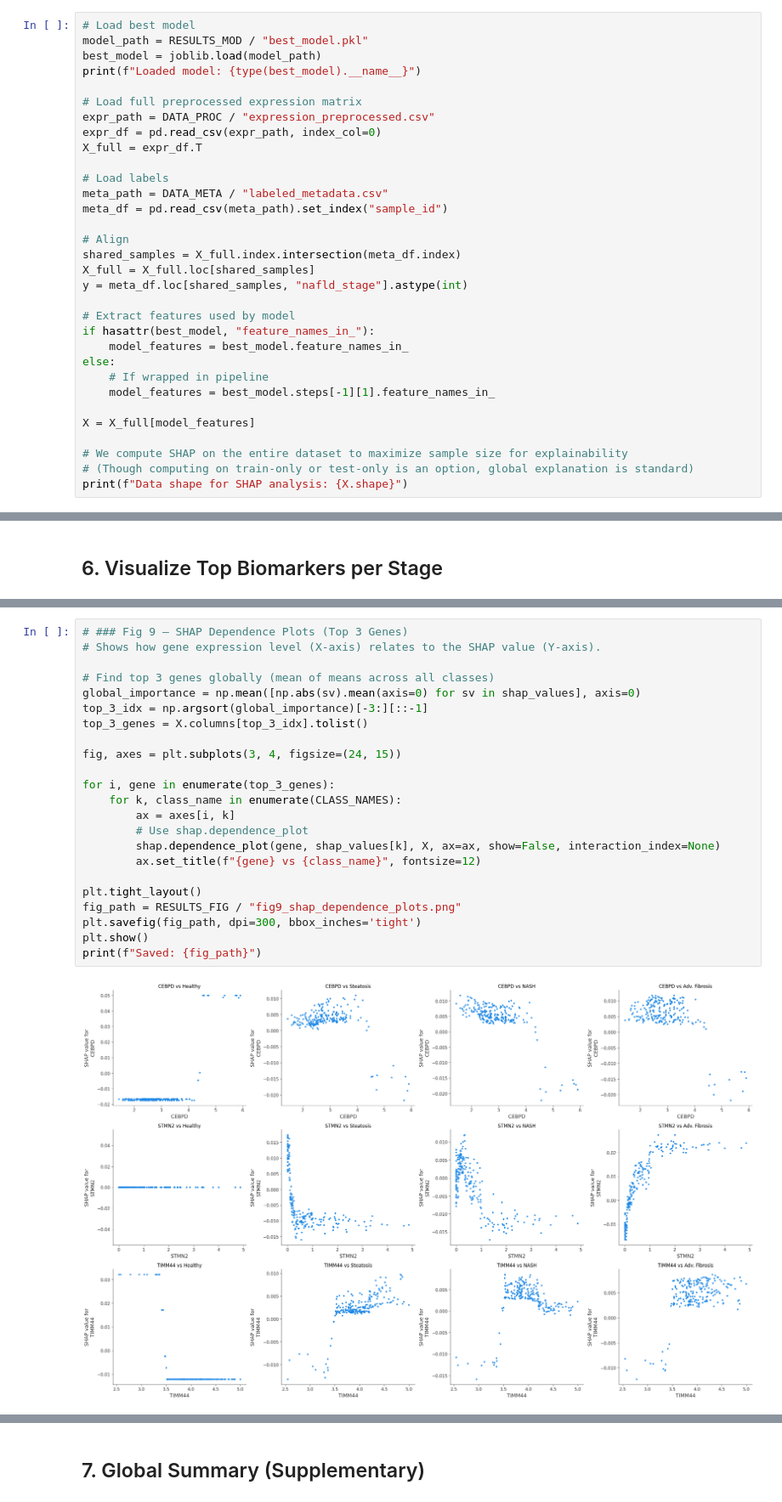
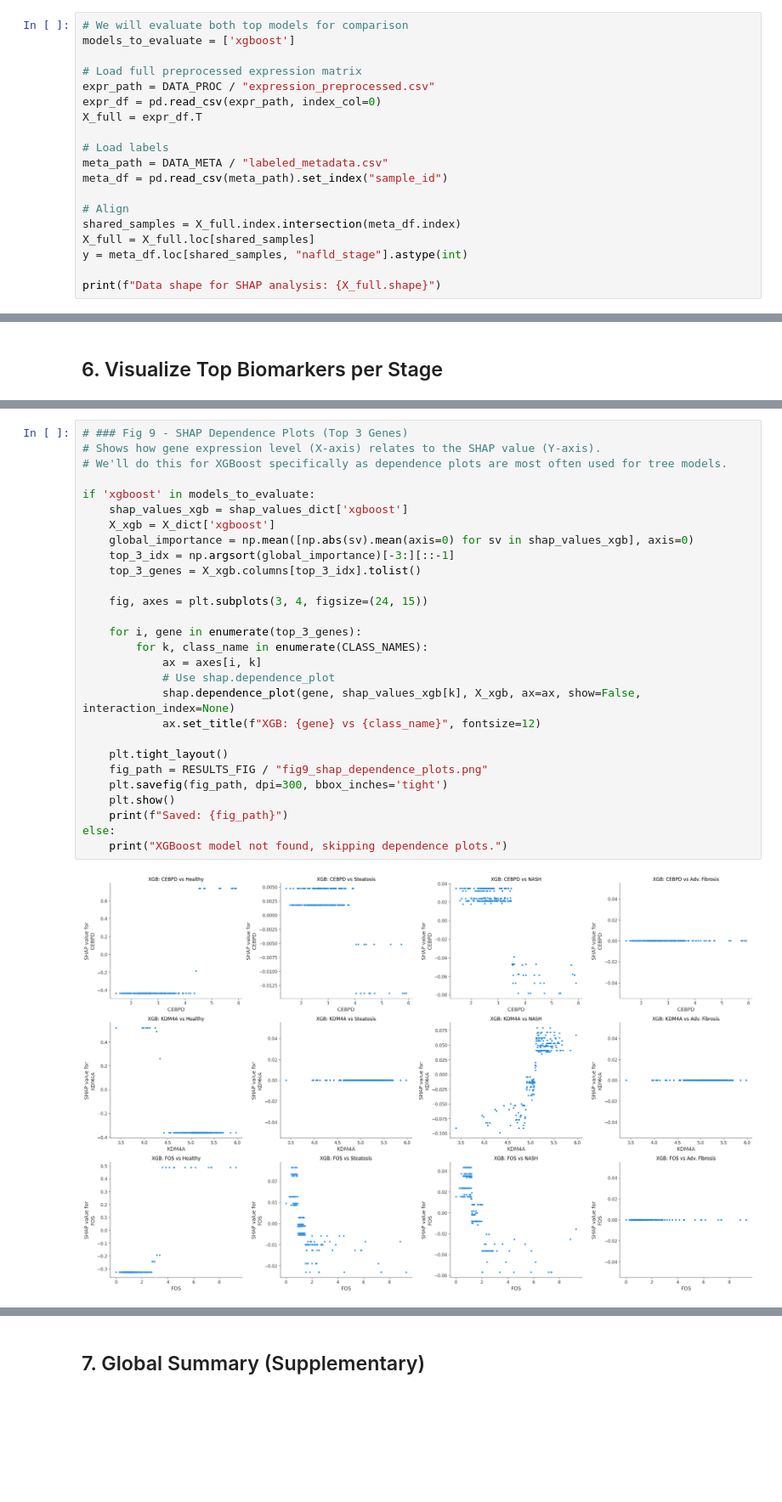
Before and after one commit to Karim-Zeyada/nafld-single-dataset, a Jupyter notebook: notebooks/NB06_shap_explainability.ipynb, the cells around one changed output, grey strips where cells are left out. Shown at 85% size. Saved outputs shown, nothing was run; the diff lists cells and outputs as text; blank space fills up the shorter version.

```diff
--- a/notebooks/NB06_shap_explainability.ipynb
+++ b/notebooks/NB06_shap_explainability.ipynb
@@ -71,10 +71,8 @@ CLASS_NAMES = ["Healthy", "Steatosis", "NASH", "Adv. Fibrosis"]
 # %% [markdown]
 ## 3. Load Data & Model
 # %%
-# Load best model
-model_path = RESULTS_MOD / "best_model.pkl"
-best_model = joblib.load(model_path)
-print(f"Loaded model: {type(best_model).__name__}")
+# We will evaluate both top models for comparison
+models_to_evaluate = ['xgboost']
 
 # Load full preprocessed expression matrix
 expr_path = DATA_PROC / "expression_preprocessed.csv"
@@ -90,16 +88,5 @@ shared_samples = X_full.index.intersection(meta_df.index)
 X_full = X_full.loc[shared_samples]
 y = meta_df.loc[shared_samples, "nafld_stage"].astype(int)
 
-# Extract features used by model
-if hasattr(best_model, "feature_names_in_"):
-    model_features = best_model.feature_names_in_
-else:
-    # If wrapped in pipeline
-    model_features = best_model.steps[-1][1].feature_names_in_
-
-X = X_full[model_features]
-
-# We compute SHAP on the entire dataset to maximize sample size for explainability
-# (Though computing on train-only or test-only is an option, global explanation is standard)
-print(f"Data shape for SHAP analysis: {X.shape}")
+print(f"Data shape for SHAP analysis: {X_full.shape}")
 # %% [output]
@@ -215,29 +228,34 @@ print(f"Saved: {fig_path}")
 Saved: D:\NAFLD-Biomarker-Discovery-V2\nafld-single-dataset\results\figures\fig6_shap_per_class_beeswarm.png
 # %%
-# ### Fig 9 — SHAP Dependence Plots (Top 3 Genes)
+# ### Fig 9 - SHAP Dependence Plots (Top 3 Genes)
 # Shows how gene expression level (X-axis) relates to the SHAP value (Y-axis).
+# We'll do this for XGBoost specifically as dependence plots are most often used for tree models.
 
-# Find top 3 genes globally (mean of means across all classes)
-global_importance = np.mean([np.abs(sv).mean(axis=0) for sv in shap_values], axis=0)
-top_3_idx = np.argsort(global_importance)[-3:][::-1]
-top_3_genes = X.columns[top_3_idx].tolist()
+if 'xgboost' in models_to_evaluate:
+    shap_values_xgb = shap_values_dict['xgboost']
+    X_xgb = X_dict['xgboost']
+    global_importance = np.mean([np.abs(sv).mean(axis=0) for sv in shap_values_xgb], axis=0)
+    top_3_idx = np.argsort(global_importance)[-3:][::-1]
+    top_3_genes = X_xgb.columns[top_3_idx].tolist()
 
-fig, axes = plt.subplots(3, 4, figsize=(24, 15))
+    fig, axes = plt.subplots(3, 4, figsize=(24, 15))
 
-for i, gene in enumerate(top_3_genes):
-    for k, class_name in enumerate(CLASS_NAMES):
-        ax = axes[i, k]
-        # Use shap.dependence_plot
-        shap.dependence_plot(gene, shap_values[k], X, ax=ax, show=False, interaction_index=None)
-        ax.set_title(f"{gene} vs {class_name}", fontsize=12)
+    for i, gene in enumerate(top_3_genes):
+        for k, class_name in enumerate(CLASS_NAMES):
+            ax = axes[i, k]
+            # Use shap.dependence_plot
+            shap.dependence_plot(gene, shap_values_xgb[k], X_xgb, ax=ax, show=False, interaction_index=None)
+            ax.set_title(f"XGB: {gene} vs {class_name}", fontsize=12)
 
-plt.tight_layout()
-fig_path = RESULTS_FIG / "fig9_shap_dependence_plots.png"
-plt.savefig(fig_path, dpi=300, bbox_inches='tight')
-plt.show()
-print(f"Saved: {fig_path}")
+    plt.tight_layout()
+    fig_path = RESULTS_FIG / "fig9_shap_dependence_plots.png"
+    plt.savefig(fig_path, dpi=300, bbox_inches='tight')
+    plt.show()
+    print(f"Saved: {fig_path}")
+else:
+    print("XGBoost model not found, skipping dependence plots.")
 # %% [output]
-[figure, old version]
+[figure, new version]
 Saved: D:\NAFLD-Biomarker-Discovery-V2\nafld-single-dataset\results\figures\fig9_shap_dependence_plots.png
 # %% [markdown]
 ## 7. Global Summary (Supplementary)
```
Also changed, not shown: parts of 7 cells of this notebook, 9 other files.
